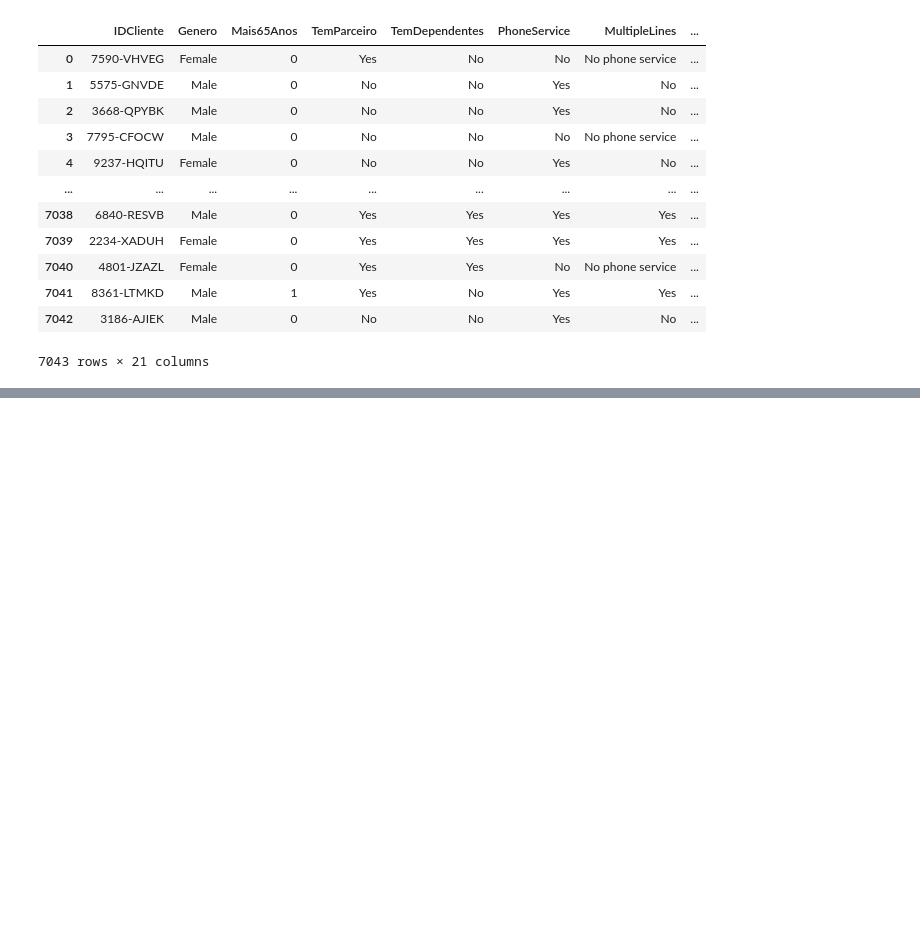
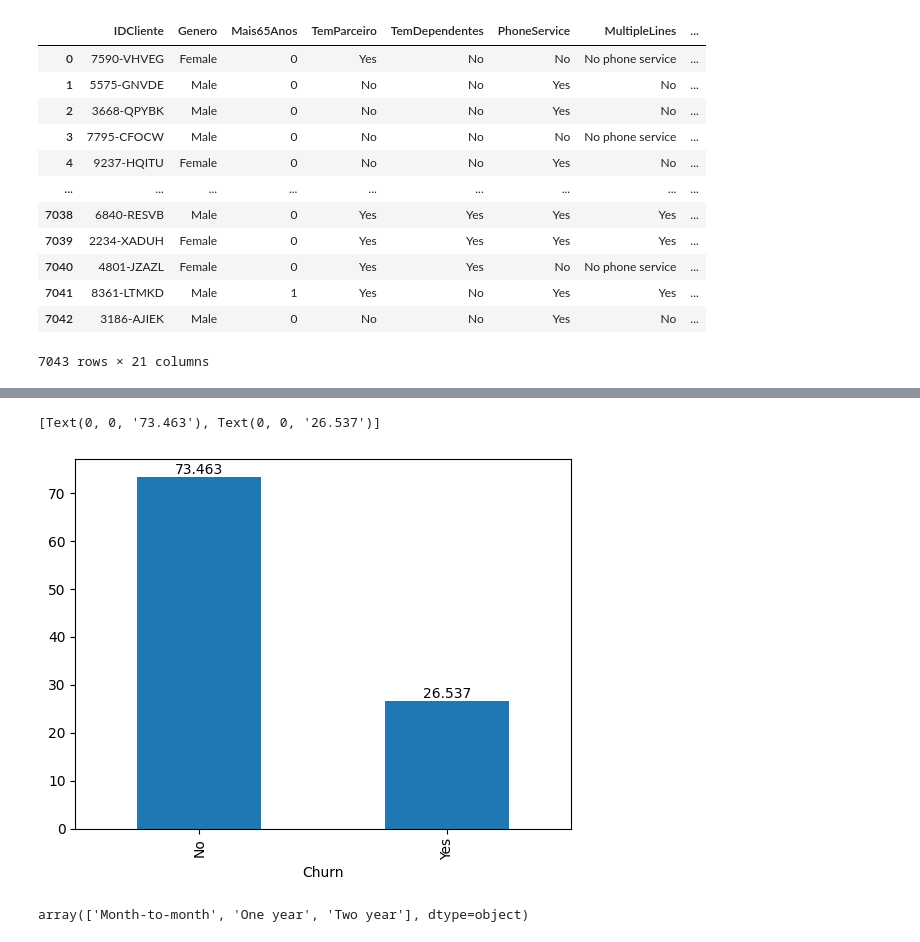
Before and after one commit to robertorj7/ia-develop-trilha-rs, a Jupyter notebook: m3_eda/eda_churn.ipynb, the cells around one changed output, grey strips where cells are left out. Saved outputs shown, nothing was run; the diff lists cells and outputs as text; code cells hidden in the pictures; blank space fills up the shorter version.

```diff
--- a/m3_eda/eda_churn.ipynb
+++ b/m3_eda/eda_churn.ipynb
@@ -600,0 +638,12 @@ df_churn.fillna(value={'TotalCharges': media_TotalCharges})
+# %%
+# Plot distribuição churn (percentual)
+ax = (df_churn.Churn.value_counts(normalize=True) * 100).plot(kind='bar')
+ax.bar_label(ax.containers[0])
+# %% [output]
+[Text(0, 0, '73.463'), Text(0, 0, '26.537')]
+[figure, added]
+# %%
+# Quais são os tipos de contratos disponíveis
+df_churn.Contract.unique()
+# %% [output]
+array(['Month-to-month', 'One year', 'Two year'], dtype=object)
```
Also changed, not shown: parts of 8 cells of this notebook.
